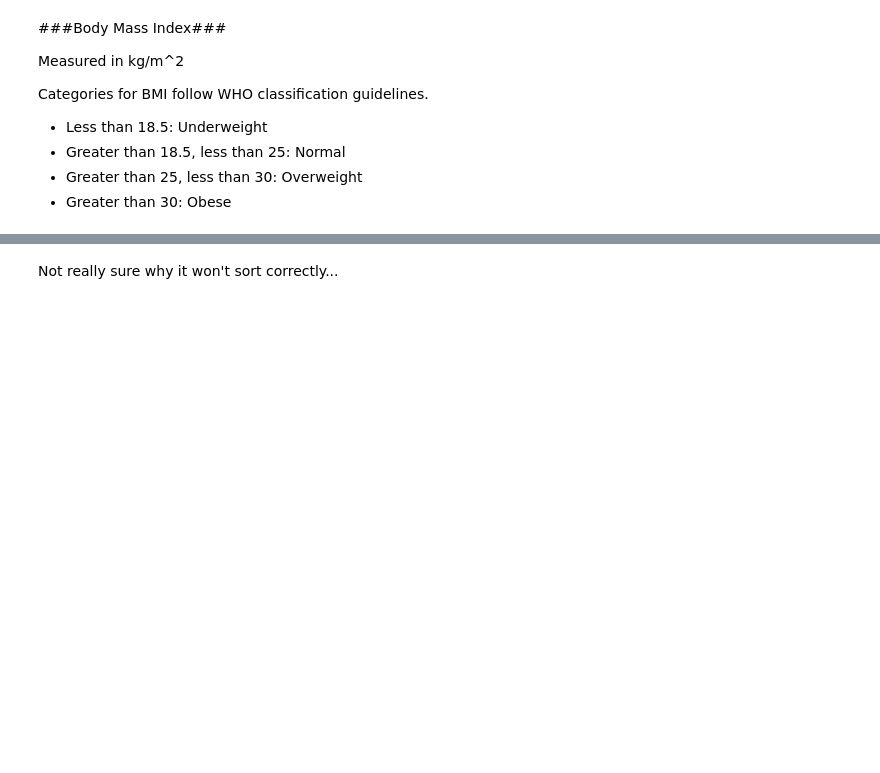
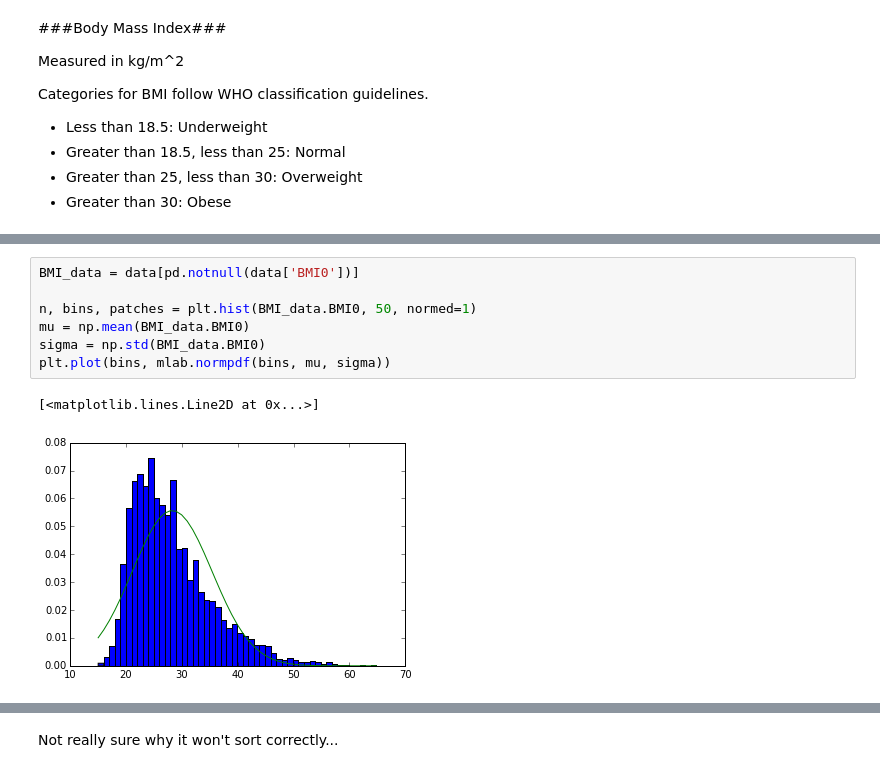
Before and after one commit to ckf2102/GWU_CE, a Jupyter notebook: 992_DataExploration.ipynb, the cells around one changed output, grey strips where cells are left out. Drawn from its saved outputs; the diff is of its cells as text; blank space fills up the shorter version.

```diff
--- a/992_DataExploration.ipynb
+++ b/992_DataExploration.ipynb
@@ -247,3 +244,13 @@ plt.ylabel('Density')
+# %%
+BMI_data = data[pd.notnull(data['BMI0'])]
+
+n, bins, patches = plt.hist(BMI_data.BMI0, 50, normed=1)
+mu = np.mean(BMI_data.BMI0)
+sigma = np.std(BMI_data.BMI0)
+plt.plot(bins, mlab.normpdf(bins, mu, sigma))
+# %% [output]
+[<matplotlib.lines.Line2D at 0x...>]
+[figure, added]
 # %%
 data.BMI_CAT.value_counts(sort=False, dropna=False)
 # %% [output]
```
Also changed, not shown: parts of 34 cells of this notebook, 1 other file.
